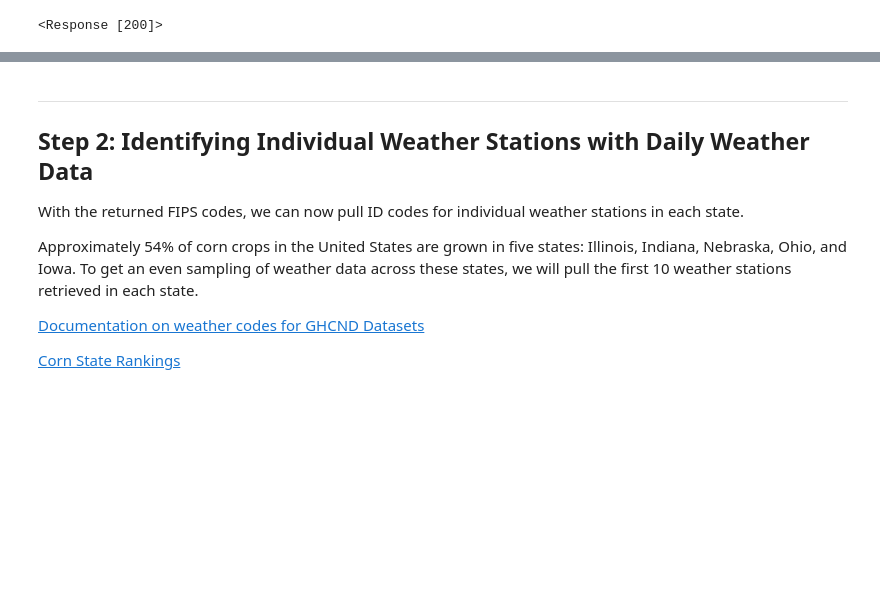
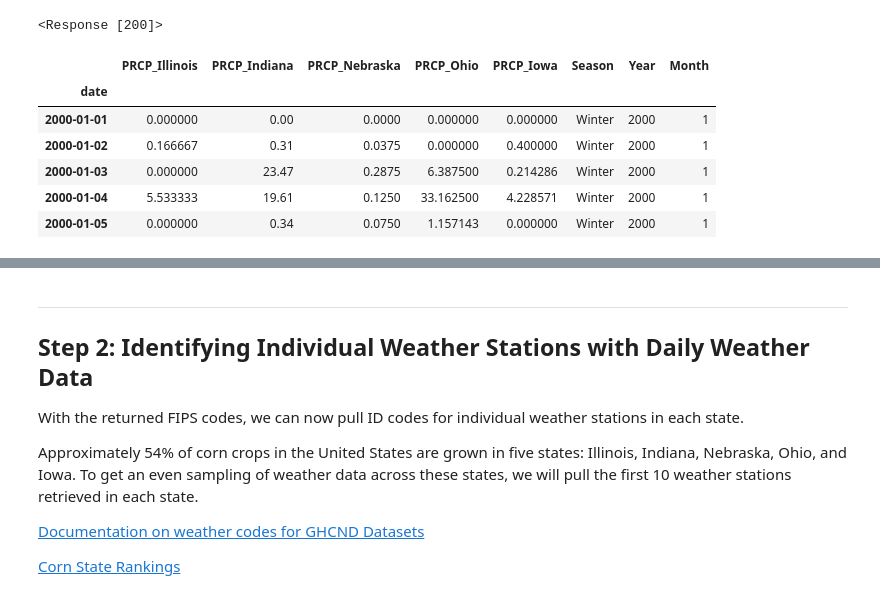
Before and after one commit to ShuranXu/Corn-Price-Predicter, a Jupyter notebook: Code/Weather_Data.ipynb, the cells around one changed output, grey strips where cells are left out. Drawn from its saved outputs; the diff is of its cells as text; code cells hidden in the pictures; blank space fills up the shorter version.

```diff
--- a/Code/Weather_Data.ipynb
+++ b/Code/Weather_Data.ipynb
@@ -78,3 +102,13 @@ response
+# %%
+precip_graph.head()
+# %% [output]
+|  | PRCP_Illinois | PRCP_Indiana | PRCP_Nebraska | PRCP_Ohio | PRCP_Iowa | Season | Year | Month |
+| date |  |  |  |  |  |  |  |  |
+| 2000-01-01 | 0.000000 | 0.00 | 0.0000 | 0.000000 | 0.000000 | Winter | 2000 | 1 |
+| 2000-01-02 | 0.166667 | 0.31 | 0.0375 | 0.000000 | 0.400000 | Winter | 2000 | 1 |
+| 2000-01-03 | 0.000000 | 23.47 | 0.2875 | 6.387500 | 0.214286 | Winter | 2000 | 1 |
+| 2000-01-04 | 5.533333 | 19.61 | 0.1250 | 33.162500 | 4.228571 | Winter | 2000 | 1 |
+| 2000-01-05 | 0.000000 | 0.34 | 0.0750 | 1.157143 | 0.000000 | Winter | 2000 | 1 |
 # %%
 # Transform response into dataframe
 results = response.json()
```
Also changed, not shown: parts of 22 cells of this notebook.
